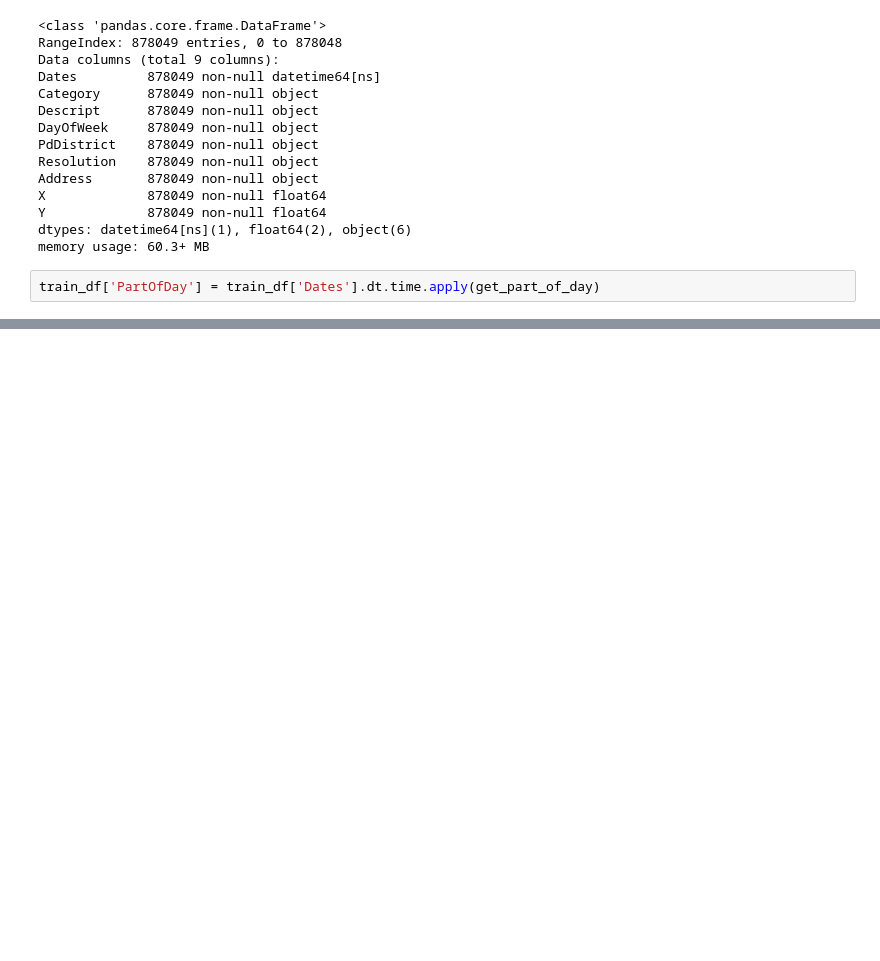
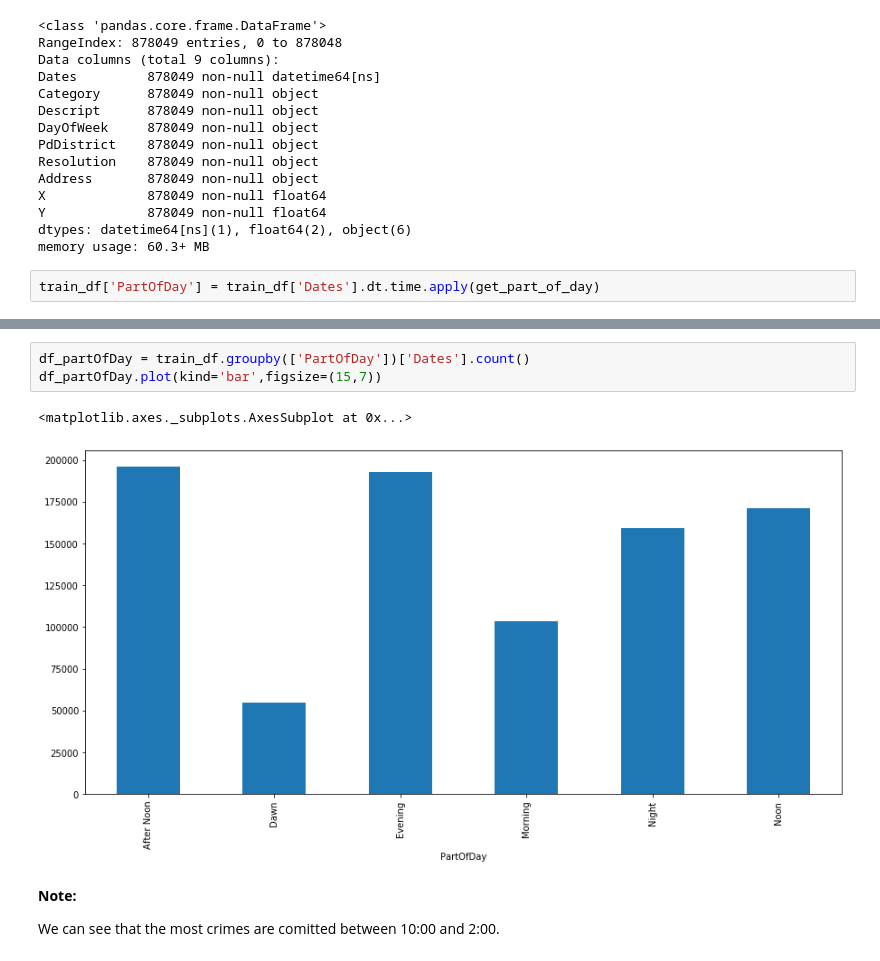
Before and after one commit to Frustrado/Crime-Classification, a Jupyter notebook: SF_crimes_analysis.ipynb, the cells around one changed output, grey strips where cells are left out. Cells and saved outputs as stored; diff of their text form; blank space fills up the shorter version.

Commit message:
Multiple crimes

```diff
--- a/SF_crimes_analysis.ipynb
+++ b/SF_crimes_analysis.ipynb
@@ -212,3 +230,13 @@ train_df.head()
 | 2 | 2015-05-13 23:33:00 | OTHER OFFENSES | TRAFFIC VIOLATION ARREST | Wednesday | NORTHERN | ARREST, BOOKED | VANNESS AV / GREENWICH ST | -122.424363 | 37.800414 | Night |
 | 3 | 2015-05-13 23:30:00 | LARCENY/THEFT | GRAND THEFT FROM LOCKED AUTO | Wednesday | NORTHERN | NONE | 1500 Block of LOMBARD ST | -122.426995 | 37.800873 | Night |
 | 4 | 2015-05-13 23:30:00 | LARCENY/THEFT | GRAND THEFT FROM LOCKED AUTO | Wednesday | PARK | NONE | 100 Block of BRODERICK ST | -122.438738 | 37.771541 | Night |
+# %%
+df_partOfDay = train_df.groupby(['PartOfDay'])['Dates'].count()
+df_partOfDay.plot(kind='bar',figsize=(15,7))
+# %% [output]
+<matplotlib.axes._subplots.AxesSubplot at 0x...>
+[figure, added]
+# %% [markdown]
+**Note:**
+
+We can see that the most crimes are comitted between 10:00 and 2:00.
```
Also changed, not shown: parts of 13 cells of this notebook.
